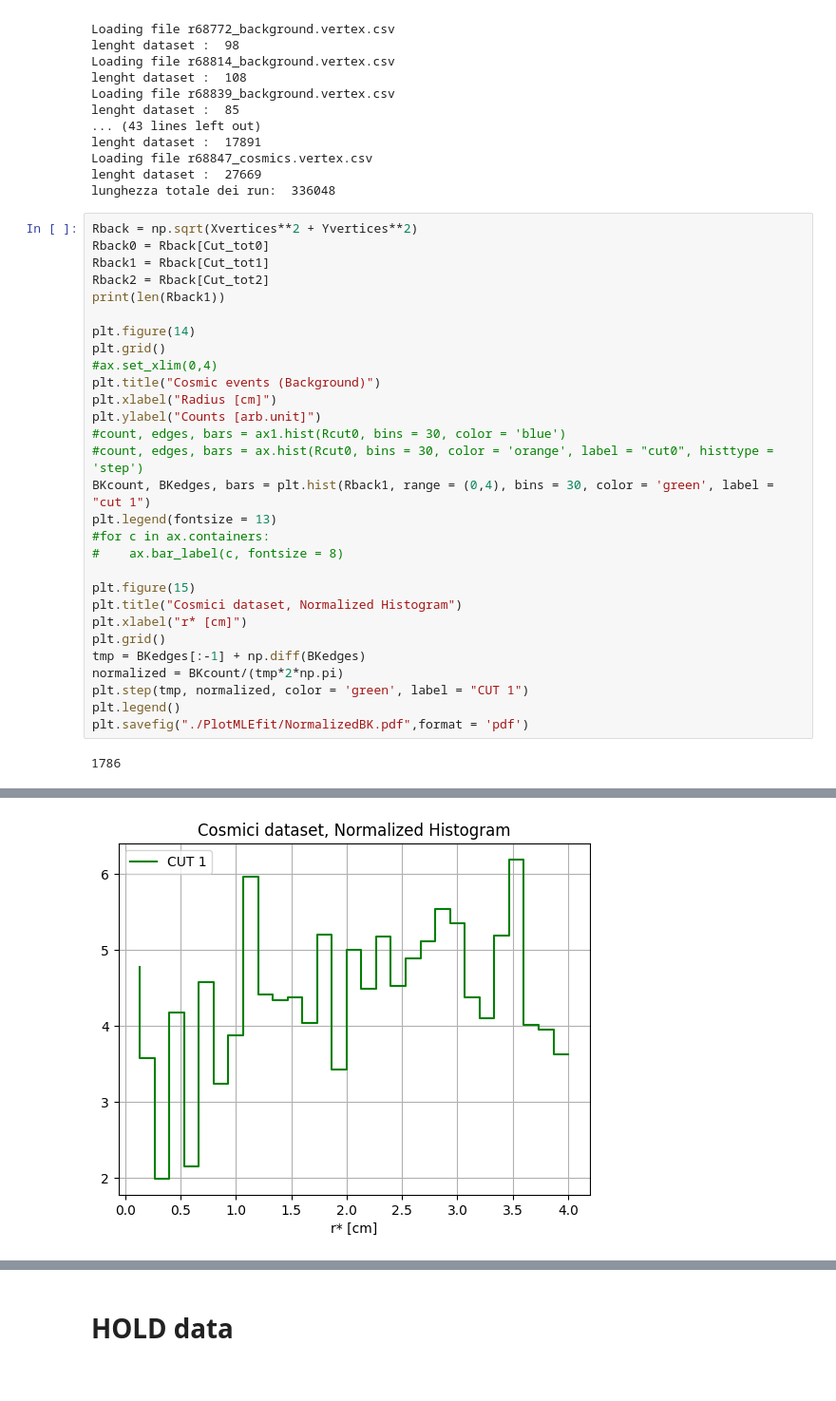
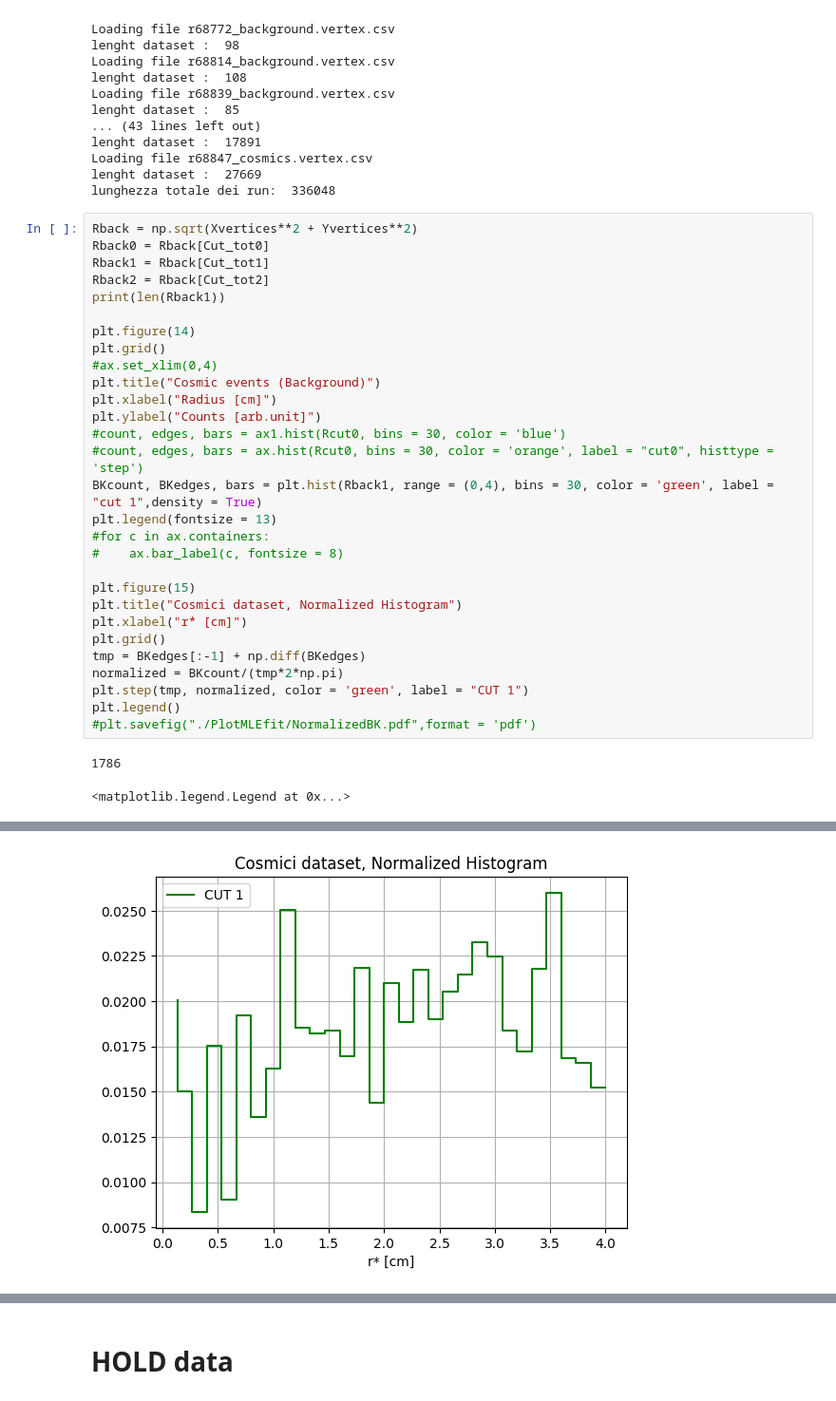
Before and after one commit to Adrianodelvincio/ALPHA, a Jupyter notebook: Control.ipynb, the cells around one changed output, grey strips where cells are left out. Shown: that part at 95% size. Drawn from its saved outputs; the diff is of its cells as text.

```diff
--- a/Control.ipynb
+++ b/Control.ipynb
@@ -433,7 +432,7 @@ plt.xlabel("Radius [cm]")
 plt.ylabel("Counts [arb.unit]")
 #count, edges, bars = ax1.hist(Rcut0, bins = 30, color = 'blue')
 #count, edges, bars = ax.hist(Rcut0, bins = 30, color = 'orange', label = "cut0", histtype = 'step')
-BKcount, BKedges, bars = plt.hist(Rback1, range = (0,4), bins = 30, color = 'green', label = "cut 1")
+BKcount, BKedges, bars = plt.hist(Rback1, range = (0,4), bins = 30, color = 'green', label = "cut 1",density = True)
 plt.legend(fontsize = 13)
 #for c in ax.containers:
 #    ax.bar_label(c, fontsize = 8)
@@ -446,6 +445,7 @@ tmp = BKedges[:-1] + np.diff(BKedges)
 normalized = BKcount/(tmp*2*np.pi)
 plt.step(tmp, normalized, color = 'green', label = "CUT 1")
 plt.legend()
-plt.savefig("./PlotMLEfit/NormalizedBK.pdf",format = 'pdf')
+#plt.savefig("./PlotMLEfit/NormalizedBK.pdf",format = 'pdf')
 # %% [output]
 1786
+<matplotlib.legend.Legend at 0x...>
@@ -453 +453 @@ plt.savefig("./PlotMLEfit/NormalizedBK.pdf",format = 'pdf')
-[figure, old version]
+[figure, new version]
```
Also changed, not shown: parts of 8 cells of this notebook, 34 other files.
